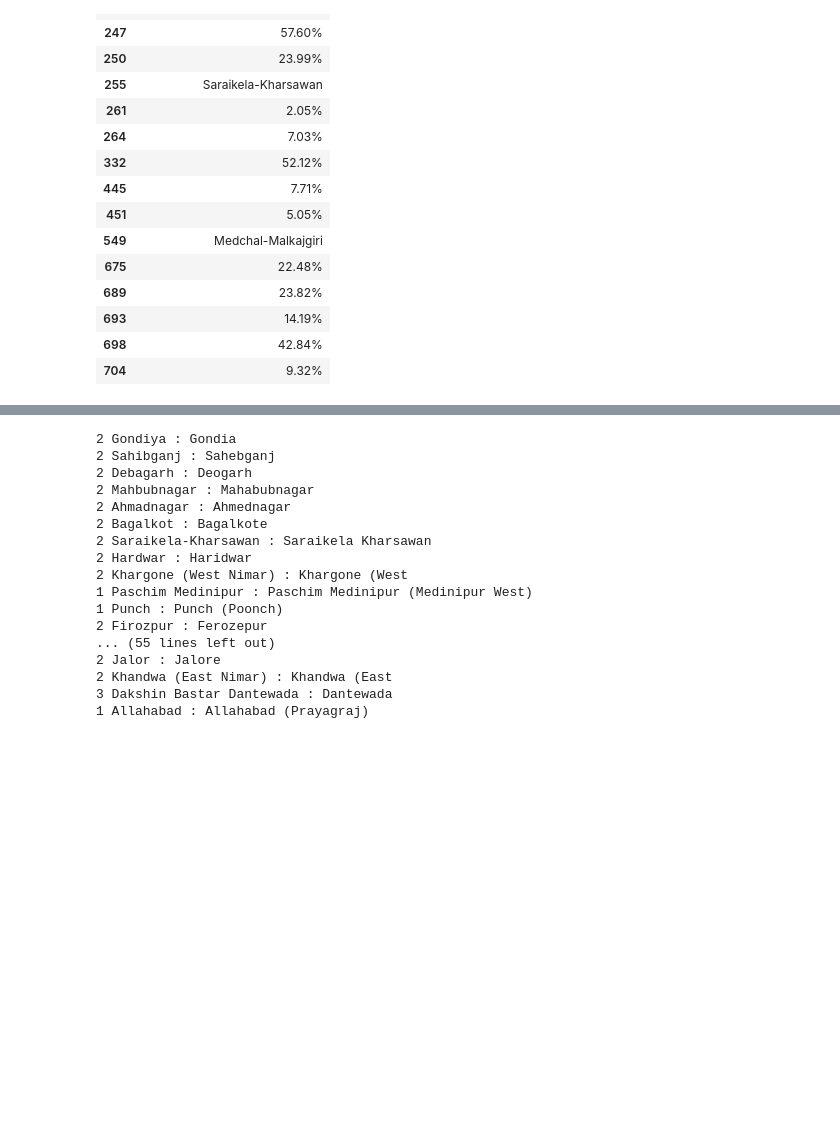
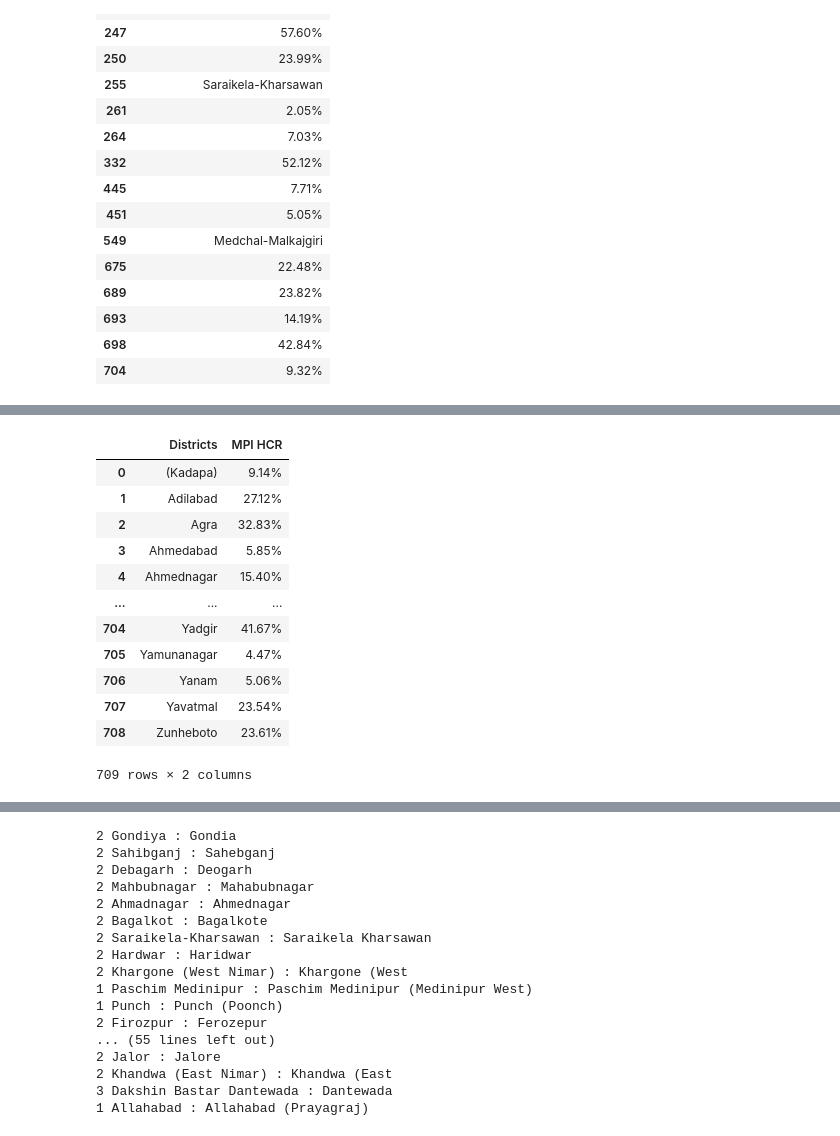
Before and after one commit to tam0w/poverty_data, a Jupyter notebook: eda.ipynb, the cells around one changed output, grey strips where cells are left out. Saved outputs shown, nothing was run; the diff lists cells and outputs as text; code cells hidden in the pictures; blank space fills up the shorter version.

```diff
--- a/eda.ipynb
+++ b/eda.ipynb
@@ -555 +539,17 @@ pd.merge(df, poverty_df, left_on='District', right_on='Districts', how='outer',
+# %%
+poverty_df
+# %% [output]
+|  | Districts | MPI HCR |
+| 0 | (Kadapa) | 9.14% |
+| 1 | Adilabad | 27.12% |
+| 2 | Agra | 32.83% |
+| 3 | Ahmedabad | 5.85% |
+| 4 | Ahmednagar | 15.40% |
+| ... | ... | ... |
+| 704 | Yadgir | 41.67% |
+| 705 | Yamunanagar | 4.47% |
+| 706 | Yanam | 5.06% |
+| 707 | Yavatmal | 23.54% |
+| 708 | Zunheboto | 23.61% |
+709 rows × 2 columns
 # %%
```
Also changed, not shown: parts of 15 cells of this notebook.
